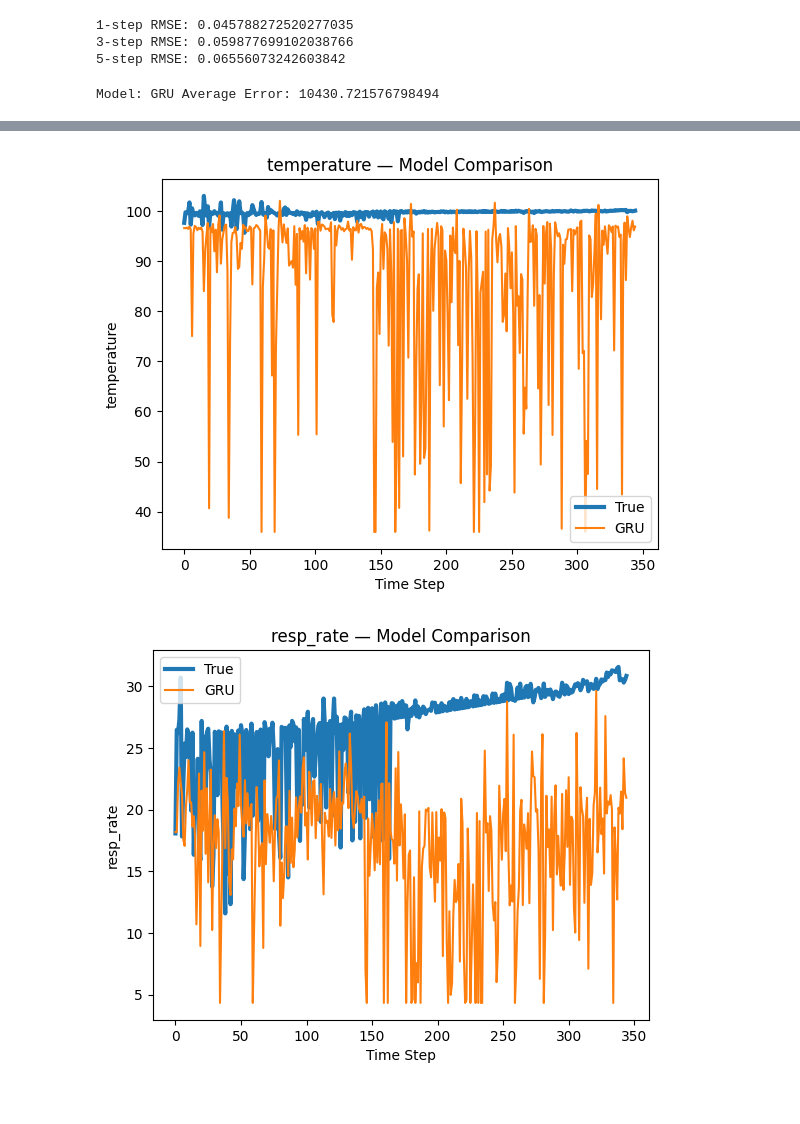
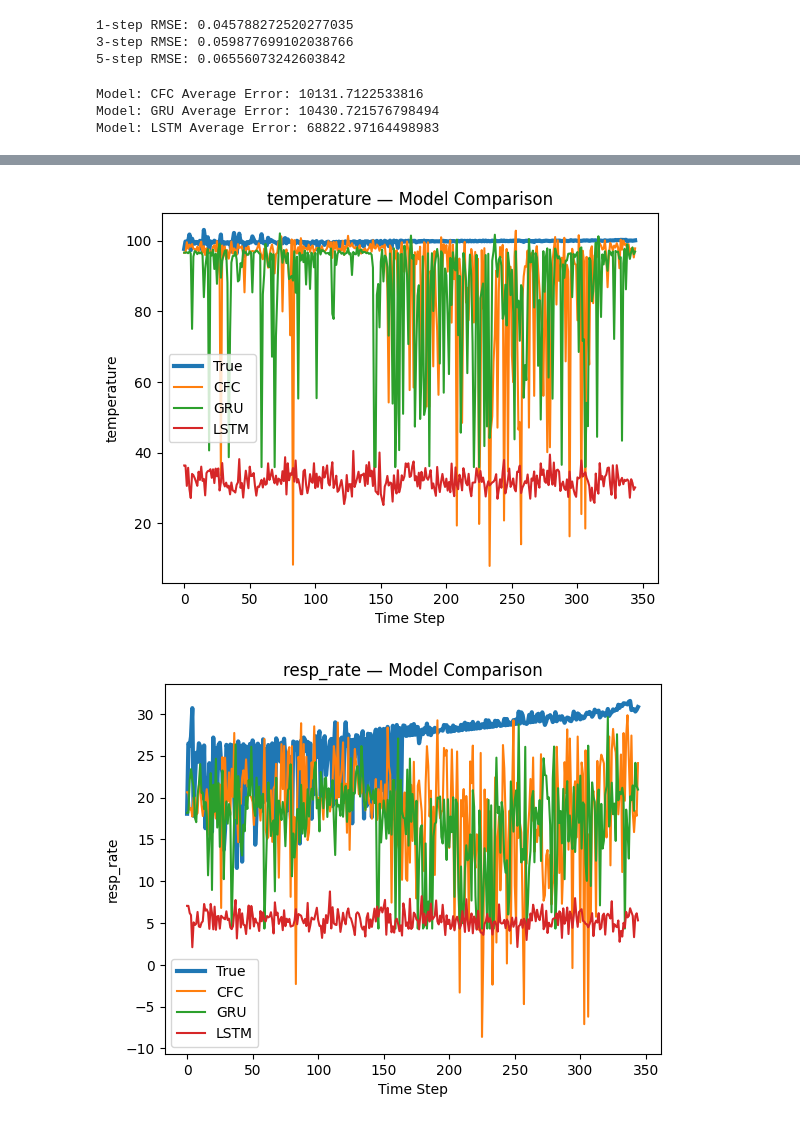
Before and after one commit to theophilus28/LNN-GRU-Comparative, a Jupyter notebook: lnn_setup.ipynb, the cells around one changed output, grey strips where cells are left out. Saved outputs shown, nothing was run; the diff lists cells and outputs as text; code cells hidden in the pictures.

Commit message:
maybe there is some small issue with graphing since first graphs do not looks like second set. Seems GRU and CFC ae performing incredibly well on second set. LSTM failing

```diff
--- a/lnn_setup.ipynb
+++ b/lnn_setup.ipynb
@@ -1010,14 +1010,14 @@ class LSTMModel(nn.Module):
         self.flatten = nn.Flatten()
         self.lstm = nn.LSTM(7266, hidden, layers, batch_first=True)
         self.out = nn.Linear(hidden, state_dim)
-        self.relu = nn.ReLU()
+        #self.relu = nn.ReLU()
 
     def forward(self, s, a):
         x = torch.cat([s, a], dim=-1)
         x = self.flatten(x)
         out, _ = self.lstm(x)
         out = self.out(out)
-        out = self.relu(out)
+        #out = self.relu(out)
         return out
 # %%
 # 20 CFC model setup
@@ -1109,10 +1109,12 @@ class CfCNetwork(nn.Module):
         self.num_layers = num_layers
         self.dt = dt
 
+        self.flatten = nn.Flatten()
+
         # Stack of CfC cells
         self.cells = nn.ModuleList()
         for i in range(num_layers):
-            cell_input_size = input_size if i == 0 else hidden_size
+            cell_input_size = input_size*346 if i == 0 else hidden_size
             self.cells.append(CfCCell(cell_input_size, hidden_size))
 
         # Output layer
@@ -1133,6 +1135,8 @@ class CfCNetwork(nn.Module):
         """
         batch_size, seq_len, _ = x.size()
 
+        x = self.flatten(x)
+
         # Initialize hidden states if not provided
         if hidden is None:
             hidden = [torch.zeros(batch_size, self.hidden_size, device=x.device)
@@ -1141,8 +1145,8 @@ class CfCNetwork(nn.Module):
         outputs = []
 
         # Process sequence
-        for t in range(seq_len):
-            layer_input = x[:, t, :]
+        for t in range(1):
+            layer_input = x
 
             # Pass through each layer
             for i, cell in enumerate(self.cells):
@@ -1154,7 +1158,7 @@ class CfCNetwork(nn.Module):
             outputs.append(output)
 
         # Stack outputs
-        outputs = torch.stack(outputs, dim=1)
+        outputs = torch.stack(outputs, dim=0)
         #outputs = self.fc_out(outputs)
 
         '''layer_input = x
@@ -2425,6 +2426,7 @@ def rollout_model(model, df, feature_cols, action_cols,
     preds = []
 
     zero_dif = 346-len(cur)
+    zero_growth = 0
     pad = torch.zeros(zero_dif, 18, device=device)
     cur = torch.cat([cur, pad], dim=0)
     pad = torch.zeros(zero_dif, 3, device=device)
@@ -2440,8 +2442,8 @@ def rollout_model(model, df, feature_cols, action_cols,
                 if unsqueezed:
                     cur = cur.squeeze(0)
                 x = torch.cat([cur, act], dim=-1)
-                x = x.unsqueeze(0)
-                unsqueezed = True
+                #x = x.unsqueeze(0)
+                #unsqueezed = True
                 pred = model(x)
                 pred = pred.squeeze(0)
             else:
@@ -2453,6 +2455,8 @@ def rollout_model(model, df, feature_cols, action_cols,
                 cur[0,-zero_dif] = pred
                 act[0,-zero_dif] = a[t].unsqueeze(0)
                 zero_dif -= 1
+                zero_growth += 1
+
             else:
                 #if the input aka cur is already filled and has no more zero fill, then we need to start
                 #removing the first step in cur and then append on the latest pred
@@ -2466,7 +2470,7 @@ def rollout_model(model, df, feature_cols, action_cols,
             # End of sequence is same end value as original end location, + t so that it moves over time, + 1 because
             # it needs to shift to match the prediction, which is also 1 forward.
             # Start of sequence needs to be simply shifted by the same + 1 and + t
-            cur[:,:-p_window-zero_dif] = s_true[t-int(len(s_true)/2):t+1-p_window-zero_dif]
+            cur[:,:-p_window-zero_dif] = s_true[t-zero_growth-int(len(s_true)/2)+1:t+1-p_window]
 
     preds = np.array(preds)
     true = s_true.cpu().numpy()
@@ -2585,7 +2589,7 @@ def subjects_to_icu_ids(full_df, subject_ids):
 # prediction and plot run
 
 gru_model = GRUModel()
-#lstm_model = LSTMModel()
+lstm_model = LSTMModel()
 cfc_model = CfCNetwork()
 cfc_arch2_model = CfCNetwork2()
 cfc_model_3 = CfCNetwork(dt=3.0)
@@ -2610,9 +2614,9 @@ ltc_model_optim.load_state_dict(torch.load("best_ltc_optim.pt"))
 lrc_model.load_state_dict(torch.load("best_lrc.pt"))
 lrc_model_optim.load_state_dict(torch.load("best_lrc_optim.pt"))
 models = {
-    #"CFC": cfc_model,
+    "CFC": cfc_model,
     "GRU": gru_model,
-    #"LSTM": lstm_model,
+    "LSTM": lstm_model,
     #"GRU Original": gru_model_original,
     #"LSTM Original": lstm_model_original,
     #"CFC Arch 2": cfc_arch2_model,
@@ -2647,4 +2651,6 @@ compare_models(
     device="cuda"
 )
 # %% [output]
+Model: CFC Average Error: 10131.7122533816
 Model: GRU Average Error: 10430.721576798494
+Model: LSTM Average Error: 68822.97164498983
@@ -2654,2 +2660,2 @@ Model: GRU Average Error: 10430.721576798494
-[figure, old version]
+[figure, new version]
-[figure, old version]
+[figure, new version]
```
Also changed, not shown: parts of 6 cells of this notebook.
